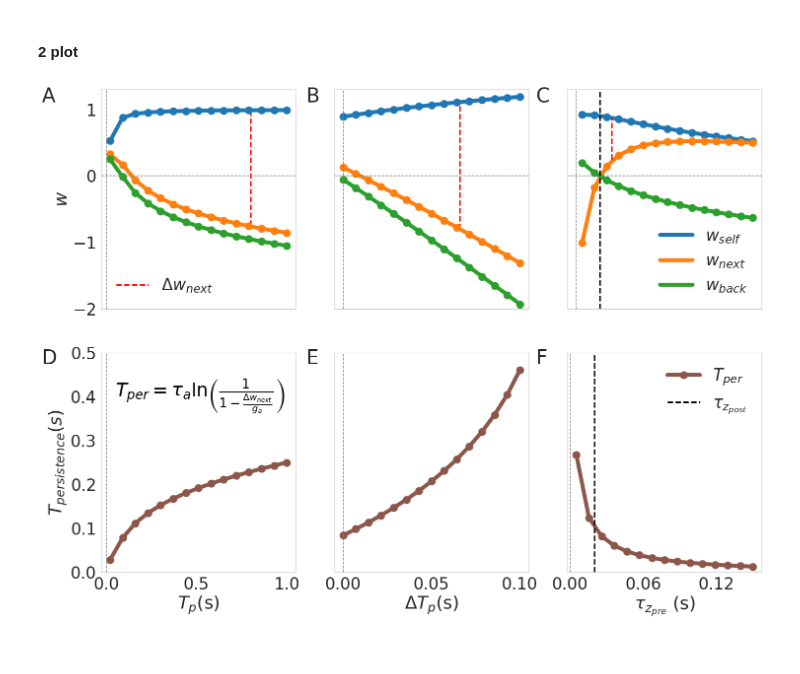
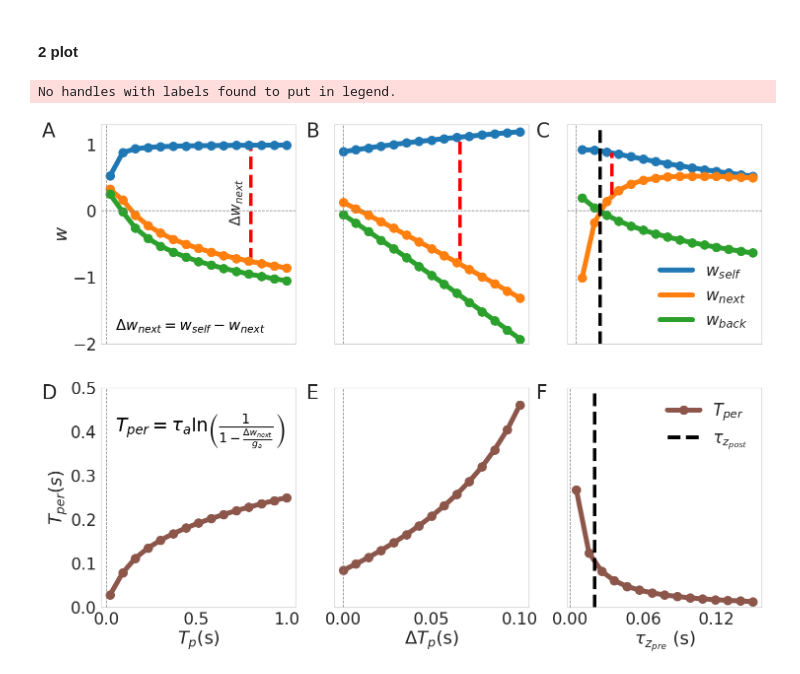
Before and after one commit to h-mayorquin/sequence_learning_paper, a Jupyter notebook: jupyter/2018-09-06(Weights with homogenous protocol graph).ipynb, the cells around one changed output. Saved outputs shown, nothing was run; the diff lists cells and outputs as text; code cells hidden in the pictures.

```diff
--- a/jupyter/2018-09-06(Weights with homogenous protocol graph).ipynb
+++ b/jupyter/2018-09-06(Weights with homogenous protocol graph).ipynb
@@ -63,8 +63,8 @@ def calculate_relevant_connectivities(w_dic, manager):
     w_next_sim = manager.nn.w[index2, index1]
     results_dictionary['w_next_sim'] = w_next_sim
 
-    results_dictionary['w_back_theo'] = w_dic['w12']
-    results_dictionary['w_back_sim'] = manager.nn.w[index1, index2]
+    results_dictionary['w_prev_theo'] = w_dic['w12']
+    results_dictionary['w_prev_sim'] = manager.nn.w[index1, index2]
 
     results_dictionary['w_rest_ahead_theo'] = w_dic['w31']
     results_dictionary['w_rest_ahead_sim'] = manager.nn.w[index3, index1]
@@ -90,17 +90,17 @@ def calculate_relevant_connectivities(w_dic, manager):
 #### Strings of labels and keys and legends
 # %%
 values_to_save_string = ['w_self_theo', 'w_self_sim', 'w_next_theo', 'w_next_sim',
-                         'w_rest_ahead_theo', 'w_rest_ahead_sim', 'w_back_theo', 'w_back_sim',
+                         'w_rest_ahead_theo', 'w_rest_ahead_sim', 'w_prev_theo', 'w_prev_sim',
                          'w_rest_back_theo', 'w_rest_back_sim', 'w_next_diff_theo', 'w_next_diff_sim',
                          'B_theo', 'B_sim', 'T_per']
 
-values_to_plot_string1 = ['w_self', 'w_next', 'w_back']
+values_to_plot_string1 = ['w_self', 'w_next', 'w_prev']
 
 values_to_plot_string2 = ['B', 'w_next_diff']
 values_to_plot_string_rest = ['w_rest_back', 'w_rest_ahead']
 values_to_plot_time = ['T_per']
 
-labels_dic = {'w_self': r'$w_{self}$', 'w_next':r'$w_{next}$', 'w_rest':r'$w_{rest}$', 'w_back':r'$w_{back}$',
+labels_dic = {'w_self': r'$w_{self}$', 'w_next':r'$w_{next}$', 'w_rest':r'$w_{rest}$', 'w_prev':r'$w_{back}$',
               'w_next_diff':r'$\Delta w_{next}$', 'B': 'B',
               'w_rest_ahead':r'$w_{rest_{ahead}}$', 'w_rest_back': r'$w_{rest_{back}}$',
               'T_per':r'$T_{per}$'}
@@ -179,7 +179,7 @@ def calculate_connectivites(tt, ipi, tau_z_pre, tau_z_post=0.005):
 def plot_weights(results_dictionary, ax=None, legend=True, x_label=True, y_label=True,
                  both_labels=True, add_diff=False):
     if add_diff:
-        values_to_plot = ['w_self', 'w_next', 'w_back', 'w_next_diff']
+        values_to_plot = ['w_self', 'w_next', 'w_prev', 'w_next_diff']
     else:
         values_to_plot = values_to_plot_string1
 
@@ -288,7 +288,7 @@ def plot_persistent_times(results_dictionary, ax=None, legend=True, x_label=True
     if x_label:
         ax.set_xlabel(xlabel)
     if y_label:
-        ax.set_ylabel(r'$T_{persistence} (s)$')
+        ax.set_ylabel(r'$T_{per} (s)$')
 
     if add_zero_lines:
         # ax.axhline(0, ls='--', color='gray')
@@ -670,8 +670,8 @@ sns.set(font_scale=3.0)
 sns.set_style("whitegrid", {'axes.grid': False})
 size_factor = 1.5
 
-lw = 8
-ms = 15
+lw = 10
+ms = 18
 save = True
 captions = True
 size = 10
@@ -695,7 +695,7 @@ ax11 = fig.add_subplot(gs[0, 0])
 num = 100
 w_diff_x = np.ones(num) * 0.8
 w_diff_y = np.linspace(-0.75, 1.0, num=100)
-ax11.plot(w_diff_x, w_diff_y, ls='--', lw=lw - 5, color='red', label=r'$\Delta w_{next}$')
+ax11.plot(w_diff_x, w_diff_y, ls='--', lw=lw - 3, color='red')
 ax11.legend(frameon=False)
 
 # Top
@@ -708,8 +708,12 @@ ax21 = fig.add_subplot(gs[1, 0])
 ax21 = plot_persistent_times(results_dictionary, ax=ax21, y_label=True, legend=False);
 ax21.set_ylim(Tlim)
 
-# Equation
+# Symbol for w_next
+ax11.text(x=0.68, y=0.30, s=r'$\Delta w_{next}$', size=30.0, rotation=90)
 
+# Equations
+ax11_text = r'$\Delta w_{next} = w_{self} - w_{next}$'
+ax11.text(x=0.050, y=-1.8, s=ax11_text, size=30.0, color='black')
 math_text = r'$T_{per} = \tau_a \ln \left( \frac{1}{1 - \frac{\Delta w_{next}}{g_a}} \right)$'
 ax21.text(x=0.050, y= 0.4, s=math_text, size=37.5, color='black')
 
@@ -724,7 +728,7 @@ ax12 = fig.add_subplot(gs[0, 1])
 num = 100
 w_diff_x = np.ones(num) * 0.066
 w_diff_y = np.linspace(-0.80, 1.1, num=100)
-ax12.plot(w_diff_x, w_diff_y, ls='--', lw=lw - 5, color='red', label=r'$\Delta w_{next}$')
+ax12.plot(w_diff_x, w_diff_y, ls='--', lw=lw - 3, color='red', label=r'$\Delta w_{next}$')
 
 # Top
 ax12 = plot_weights(results_dictionary, ax=ax12, legend=legend, x_label=False, y_label=False)
@@ -749,7 +753,7 @@ ax13 = fig.add_subplot(gs[0, 2])
 
 # Top
 ax13 = plot_weights(results_dictionary, ax=ax13, legend=True, x_label=False, y_label=False, both_labels=both_labels)
-ax13.axvline(tau_z_post, ls='--',  lw=lw - 5, color='black', label=r'$\tau_{z_{post}}$')
+ax13.axvline(tau_z_post, ls='--',  lw=lw - 3, color='black', label=r'$\tau_{z_{post}}$')
 ax13.set_ylim(ylim)
 ax13.tick_params(axis='both', which='both', bottom=False, top=False, labelbottom=False, labelleft=False)
 
@@ -757,41 +761,42 @@ ax13.tick_params(axis='both', which='both', bottom=False, top=False, labelbottom
 num = 100
 w_diff_x = np.ones(num) * 0.030
 w_diff_y = np.linspace(0.25, 0.88, num=100)
-ax13.plot(w_diff_x, w_diff_y, ls='--', lw=lw - 5, color='red', label=r'$\Delta w_{next}$')
+ax13.plot(w_diff_x, w_diff_y, ls='--', lw=lw - 3, color='red', label=r'$\Delta w_{next} = w_{self} - w_{next}$')
 
 # Botoom
 ax23 = fig.add_subplot(gs[1, 2])
 ax23 = plot_persistent_times(results_dictionary, ax=ax23, y_label=False,  legend=False);
 ax23.set_ylim(Tlim)
-ax23.axvline(tau_z_post, ls='--', lw=lw - 5, color='black', label=r'$\tau_{z_{post}}$')
+ax23.axvline(tau_z_post, ls='--', lw=lw - 3, color='black', label=r'$\tau_{z_{post}}$')
 ax23.legend(frameon=False)
 ax23.tick_params(axis='y', which='both', labelleft=False)
 ax23.xaxis.set_major_locator(plt.MaxNLocator(3))
 
 
 
 if captions:
     size = 40
     xpoint1 = 0.055
     xpoint2 = 0.365
     xpoint3 = 0.635
 
     ypoint1 = 0.86
     ypoint2 = 0.45
 
     fig.text(xpoint1, ypoint1, 'A', size=size)
     fig.text(xpoint2, ypoint1, 'B', size=size)
     fig.text(xpoint3, ypoint1, 'C', size=size)
 
     fig.text(xpoint1, ypoint2, 'D', size=size)
     fig.text(xpoint2, ypoint2, 'E', size=size)
     fig.text(xpoint3, ypoint2, 'F', size=size)
 
 if save:
     directory = '../plot_producers/'
     file_name = 'training'
     format_string = '.pdf'
     string_to_save = directory + file_name + format_string
     fig.savefig(string_to_save, frameon=False, dpi=110, bbox_inches='tight')
 # %% [output]
+No handles with labels found to put in legend.
-[figure, old version]
+[figure, new version]
```
Also changed, not shown: parts of 6 cells of this notebook, 5 other files.
